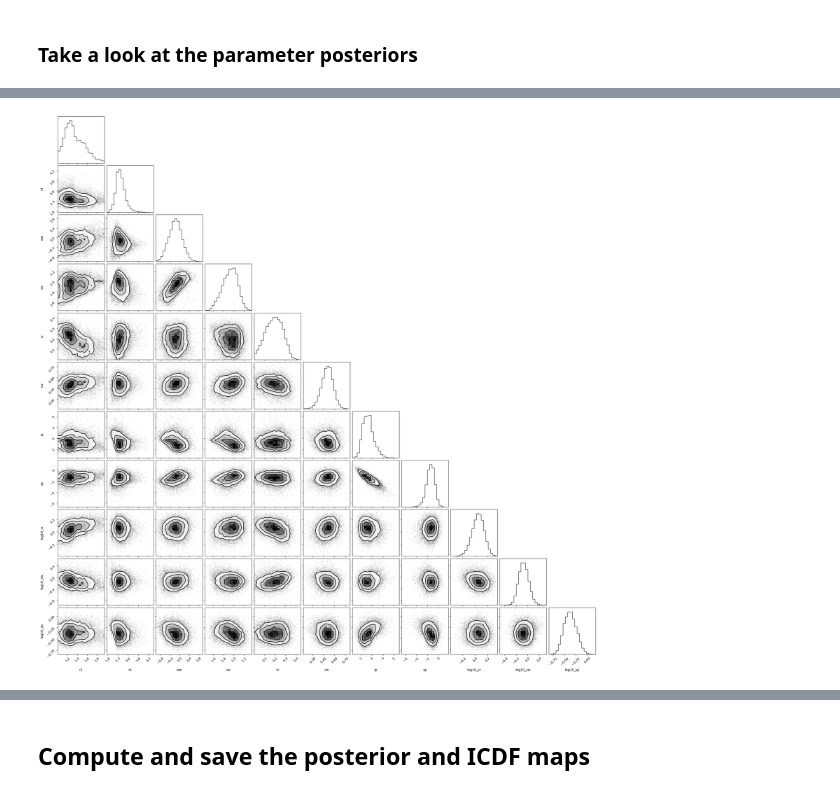
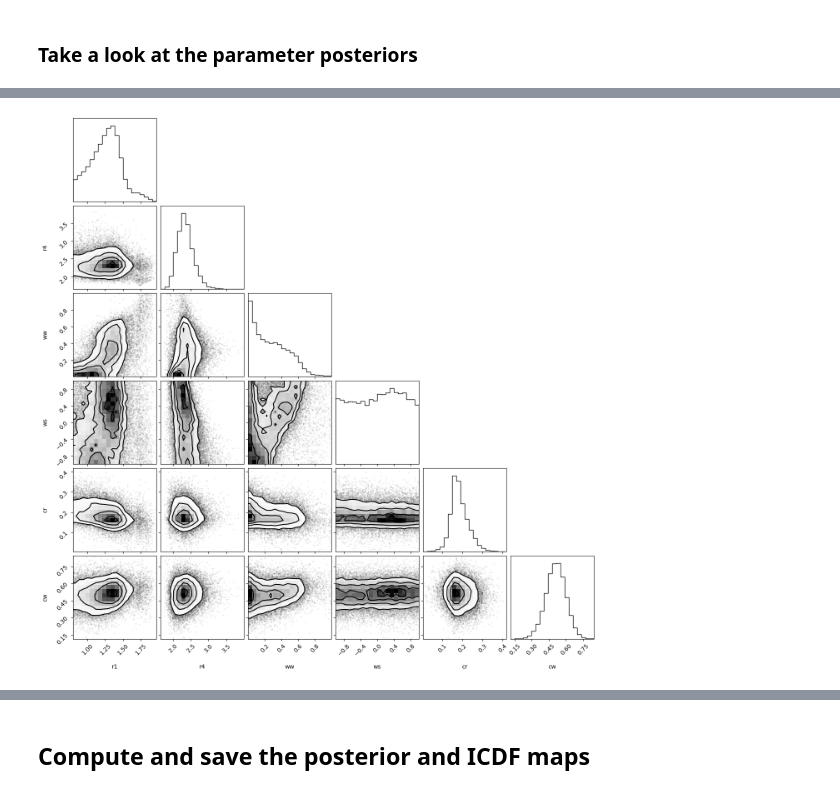
Before and after one commit to hpparvi/spright, a Jupyter notebook: notebooks/01_RMEstimator.ipynb, the cells around one changed output, grey strips where cells are left out. Drawn from its saved outputs; the diff is of its cells as text; code cells hidden in the pictures.

```diff
--- a/notebooks/01_RMEstimator.ipynb
+++ b/notebooks/01_RMEstimator.ipynb
@@ -115,4 +111,4 @@ corner(data=df.iloc[:,:4].values, labels=df.columns);
-# %%
-corner(data=df.values, labels=df.columns);
-# %% [output]
-[figure, removed]
+# %%
+corner(data=df.iloc[:,:6].values, labels=df.columns);
+# %% [output]
+[figure, added]
```
Also changed, not shown: parts of 12 cells of this notebook, 2 other files.
